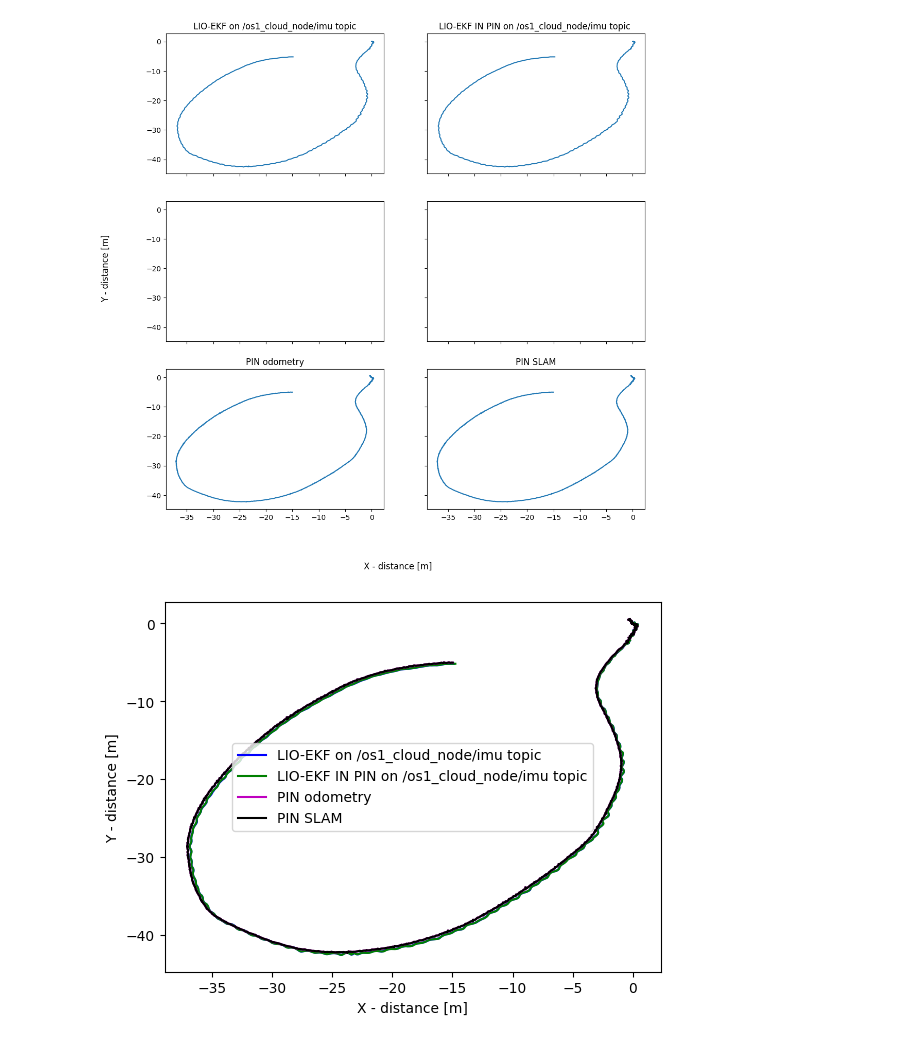
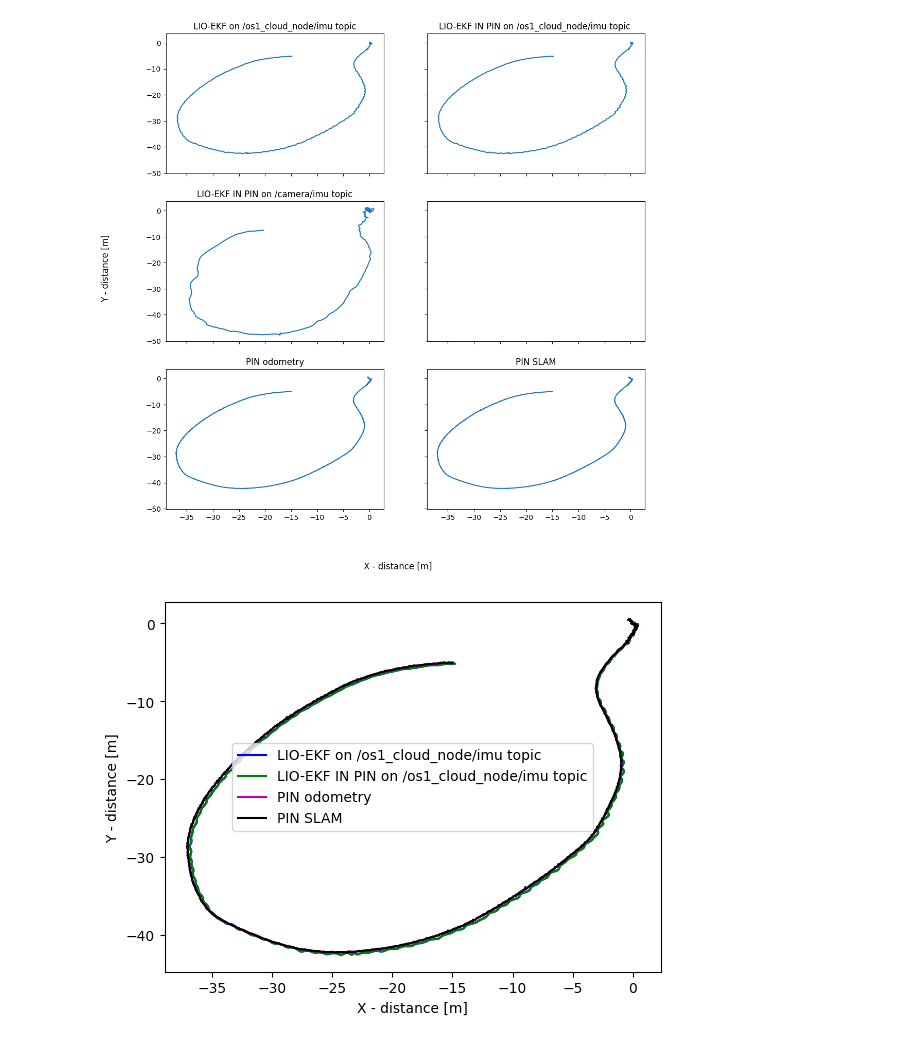
Before and after one commit to ohmohmpr/PINI, a Jupyter notebook: ohm/plot_path/newer_college_64beams/short.ipynb, the cells around one changed output. Cells and saved outputs as stored; diff of their text form; code cells hidden in the pictures.

```diff
--- a/ohm/plot_path/newer_college_64beams/short.ipynb
+++ b/ohm/plot_path/newer_college_64beams/short.ipynb
@@ -9,38 +4,43 @@ Jupyter environment detected. Enabling Open3D WebVisualizer.
 # %%
 LIOEKF_os1_cloud_node_imu = np.loadtxt('../../dataset/rosbag/newer_college/64beam/01_short/00/lio_ekf_01.txt', usecols=(1,2,3), unpack=True)
 LIOEKF_IN_PIN_os1_cloud_node_imu = np.loadtxt('../../dataset/rosbag/newer_college/64beam/01_short/00/pin_lio_ekf_odo.txt', usecols=(1,2,3), skiprows=65, unpack=True)
-# LIOEKF_IN_PIN_camera_imu = np.loadtxt('../dataset/rosbag/m2dgr/street_03/handsfree_imu/pin_lio_ekf_odo_camera.txt', usecols=(1,2,3), skiprows=63, unpack=True)
-# LIOEKF_IN_PIN_dvs_imu = np.loadtxt('../dataset/rosbag/m2dgr/street_03/handsfree_imu/pin_lio_ekf_odo_dvs.txt', usecols=(1,2,3), skiprows=63, unpack=True)
+LIOEKF_IN_PIN_camera_imu = np.loadtxt('../../dataset/rosbag/newer_college/64beam/01_short/00/pin_lio_ekf_odo_camera_imu.txt', usecols=(1,2,3), skiprows=66, unpack=True)
 pin_odom = np.loadtxt('../../dataset/rosbag/newer_college/64beam/01_short/00/odom_poses_kitti.txt', delimiter=' ', usecols=(3, 7, 11), unpack=True)
 pin_slam = np.loadtxt('../../dataset/rosbag/newer_college/64beam/01_short/00/slam_poses_kitti.txt', delimiter=' ', usecols=(3, 7, 11), unpack=True)
 # %%
+# time with imu extrinsic
 trans = np.array([[-1.0,  0.0,  0.0],
                   [0.0, -1.0,  0.0],
                   [0.0,  0.0,  1.0]])
+LIOEKF_os1_cloud_node_imu = trans @ LIOEKF_os1_cloud_node_imu
+LIOEKF_IN_PIN_os1_cloud_node_imu = np.linalg.inv(trans) @ LIOEKF_IN_PIN_os1_cloud_node_imu
 
-LIOEKF_os1_cloud_node_imu = np.linalg.inv(trans) @ LIOEKF_os1_cloud_node_imu
-LIOEKF_IN_PIN_os1_cloud_node_imu = np.linalg.inv(trans) @ LIOEKF_IN_PIN_os1_cloud_node_imu
+# time with imu extrinsic
+trans = np.array([[ 0, 0, 1],
+                  [-1, 0, 0],
+                  [ 0,-1, 0]])
+LIOEKF_IN_PIN_camera_imu = trans @ LIOEKF_IN_PIN_camera_imu
 # %%
 figure, axis = plt.subplots(3, 2, sharex=True, sharey=True, figsize=(12, 12))
 
 axis[0][0].plot(LIOEKF_os1_cloud_node_imu[0], LIOEKF_os1_cloud_node_imu[1])
 axis[0][0].set_title("LIO-EKF on /os1_cloud_node/imu topic")
 axis[0][1].plot(LIOEKF_IN_PIN_os1_cloud_node_imu[0], LIOEKF_IN_PIN_os1_cloud_node_imu[1])
 axis[0][1].set_title("LIO-EKF IN PIN on /os1_cloud_node/imu topic ")
-# axis[1][0].plot(LIOEKF_IN_PIN_camera_imu[0], LIOEKF_IN_PIN_camera_imu[1])
-# axis[1][0].set_title("LIO-EKF IN PIN on /camera/imu topic")
+axis[1][0].plot(LIOEKF_IN_PIN_camera_imu[0], LIOEKF_IN_PIN_camera_imu[1])
+axis[1][0].set_title("LIO-EKF IN PIN on /camera/imu topic")
 # axis[1][1].plot(LIOEKF_IN_PIN_dvs_imu[0], LIOEKF_IN_PIN_dvs_imu[1])
 # axis[1][1].set_title("LIO-EKF IN PIN on /dvs/imu topic")
 axis[2][0].plot(pin_odom[0], pin_odom[1])
 axis[2][0].set_title("PIN odometry")
 axis[2][1].plot(pin_slam[0], pin_slam[1])
 axis[2][1].set_title("PIN SLAM")
 
 figure.supxlabel('X - distance [m]')
 figure.supylabel('Y - distance [m]')
 plt.show()
 # %% [output]
-[figure, old version]
+[figure, new version]
 # %%
 plt.plot(LIOEKF_os1_cloud_node_imu[0], LIOEKF_os1_cloud_node_imu[1], label='LIO-EKF on /os1_cloud_node/imu topic', color='b')
 plt.plot(LIOEKF_IN_PIN_os1_cloud_node_imu[0], LIOEKF_IN_PIN_os1_cloud_node_imu[1], label='LIO-EKF IN PIN on /os1_cloud_node/imu topic', color='g')
```
Also changed, not shown: parts of 2 cells of this notebook, 14 other files.
